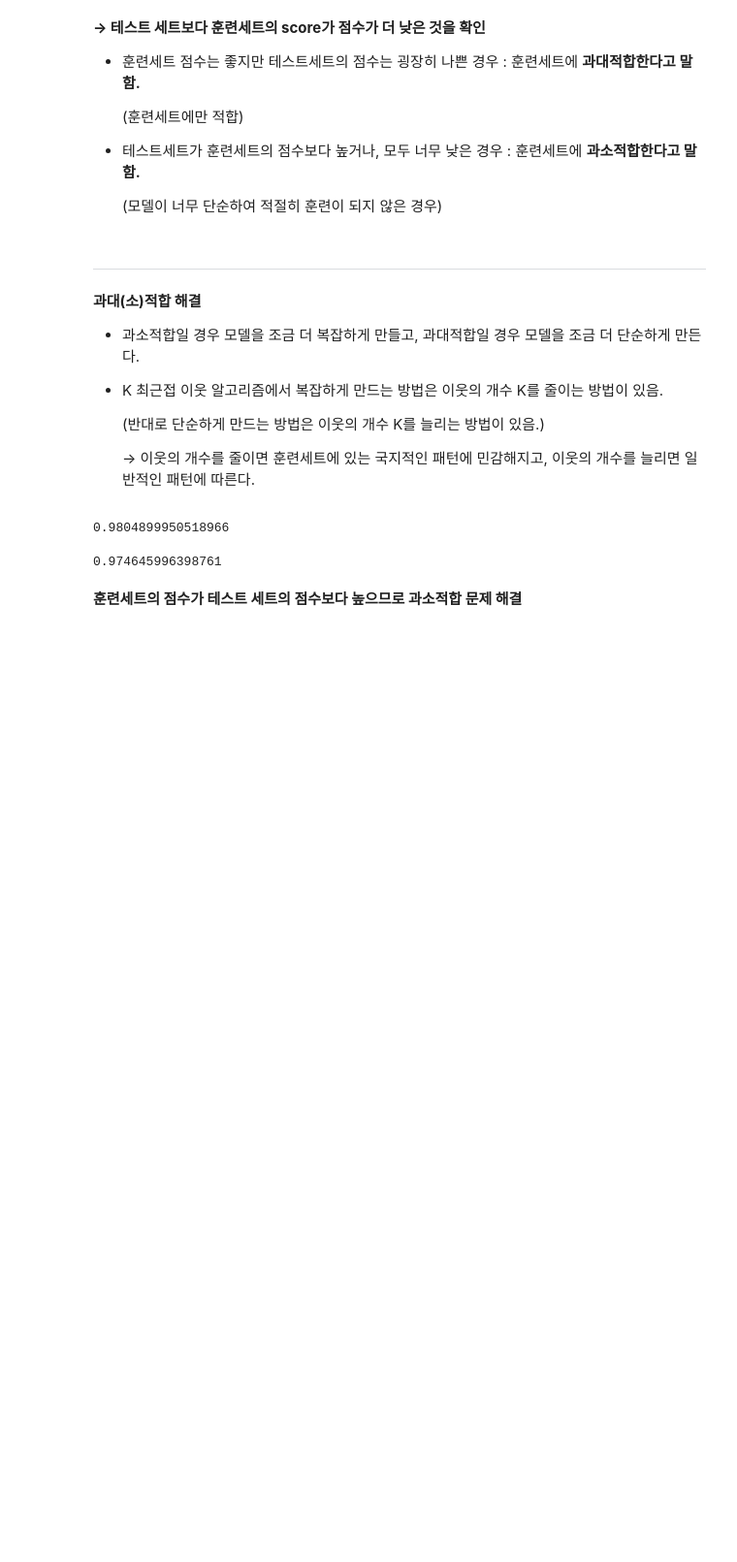
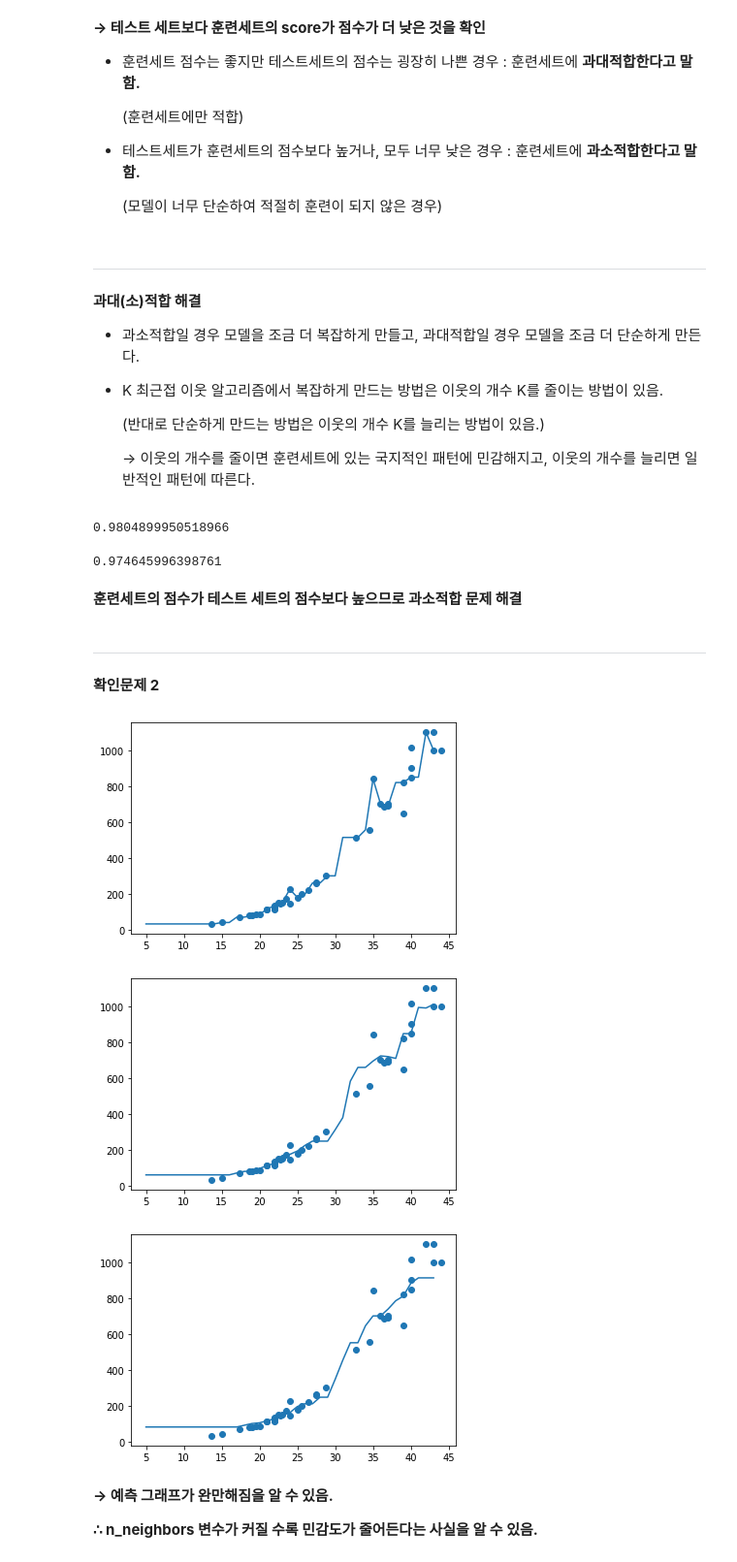
Before and after one commit to BHwi/Machine_Learning, a Jupyter notebook: CH03/03_1_K_Neighbors_Regression.ipynb, the cells around one changed output. Shown at 97% size. Drawn from its saved outputs; the diff is of its cells as text; code cells hidden in the pictures; blank space fills up the shorter version.

```diff
--- a/CH03/03_1_K_Neighbors_Regression.ipynb
+++ b/CH03/03_1_K_Neighbors_Regression.ipynb
@@ -149,3 +149,36 @@ print(knr.score(test_input, test_target))
 0.974645996398761
 # %% [markdown]
 **훈련세트의 점수가 테스트 세트의 점수보다 높으므로 과소적합 문제 해결**
+# %% [markdown]
+---
+**확인문제 2**
+# %%
+# k 최근접 이웃회귀 객체를 만듬
+knr = KNeighborsRegressor()
+
+# x좌표를 만든다.(arange 함수를 통해 5, 45까지의 1차원 배열을 x에 넣고, reshape 함수를 통해 2차원 배열로 만든다.)
+x = np.arange(5, 44).reshape(-1, 1)
+
+# n이 1, 5, 10일 때, 같은 방법으로 예측하므로 반복문을 시행한다.
+for n in [1, 5, 10]:
+  # n 이웃을 바뀌는 n으로 지정한다.
+  knr.n_neighbors = n
+
+  # n 이웃을 바꾼 후 훈련세트 모델을 훈련한다.
+  knr.fit(train_input, train_target)
+
+  # prediction 배열을 만들어 x에 대한 예측 값으로 입력한다.
+  prediction = knr.predict(x)
+
+  # 훈련세트 모델을 출력하고, plot함수를 통해 x와 x를 통해 예측한 prediction 값을 그래프로 출력한다.
+  plt.scatter(train_input, train_target)
+  plt.plot(x, prediction)
+  plt.show()
+# %% [output]
+[figure, added]
+[figure, added]
+[figure, added]
+# %% [markdown]
+**→ 예측 그래프가 완만해짐을 알 수 있음.**
+
+**∴ n_neighbors 변수가 커질 수록 민감도가 줄어든다는 사실을 알 수 있음.**
```
